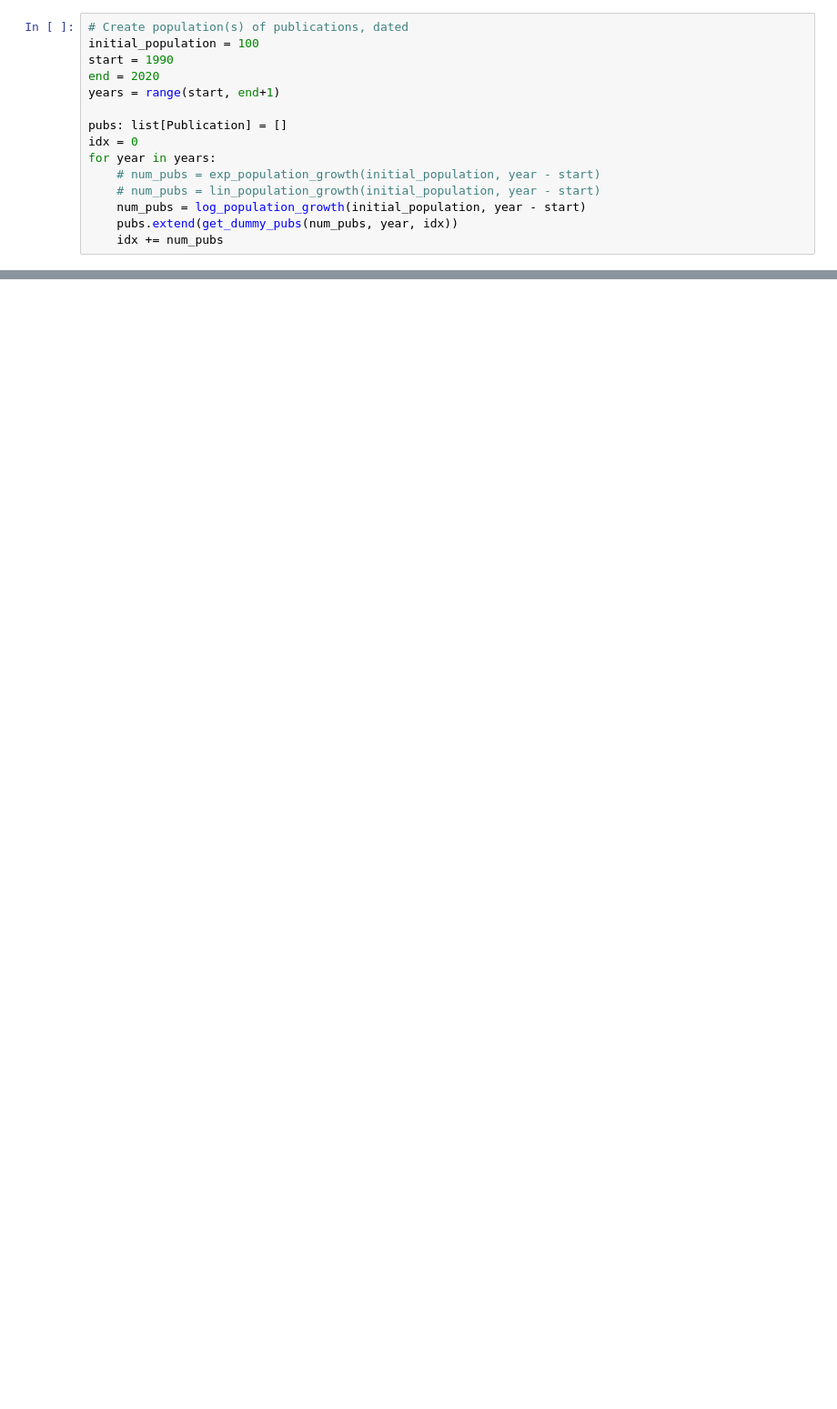
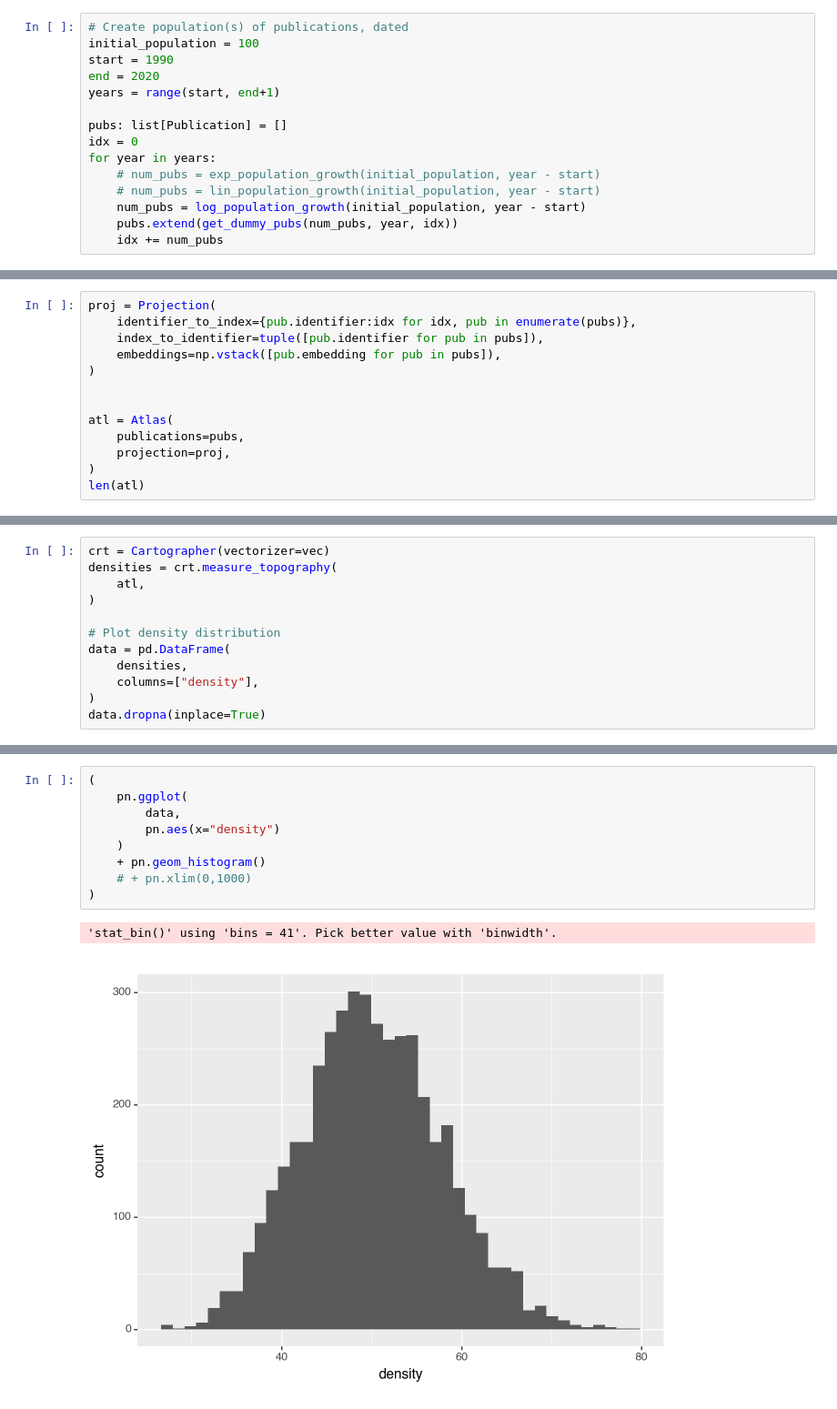
Before and after one commit to nathimel/citesim, a Jupyter notebook: src/notebooks/simulate_normality.ipynb, the cells around one changed output, grey strips where cells are left out. Shown at 91% size. Drawn from its saved outputs; the diff is of its cells as text; blank space fills up the shorter version.

```diff
--- a/src/notebooks/simulate_normality.ipynb
+++ b/src/notebooks/simulate_normality.ipynb
@@ -225,0 +250,13 @@ data
+# %%
+proj = Projection(
+    identifier_to_index={pub.identifier:idx for idx, pub in enumerate(pubs)},
+    index_to_identifier=tuple([pub.identifier for pub in pubs]),
+    embeddings=np.vstack([pub.embedding for pub in pubs]),
+)
+
+
+atl = Atlas(
+    publications=pubs,
+    projection=proj,
+)
+len(atl)
@@ -225,0 +265,12 @@ data
+# %%
+crt = Cartographer(vectorizer=vec)
+densities = crt.measure_topography(
+    atl,
+)
+
+# Plot density distribution
+data = pd.DataFrame(
+    densities,
+    columns=["density"],
+)
+data.dropna(inplace=True)
@@ -225,0 +280,12 @@ data
+# %%
+(
+    pn.ggplot(
+        data,
+        pn.aes(x="density")
+    )
+    + pn.geom_histogram()
+    # + pn.xlim(0,1000)
+)
+# %% [output]
+'stat_bin()' using 'bins = 41'. Pick better value with 'binwidth'.
+[figure, added]
```
Also changed, not shown: parts of 17 cells of this notebook, 31 other files.
